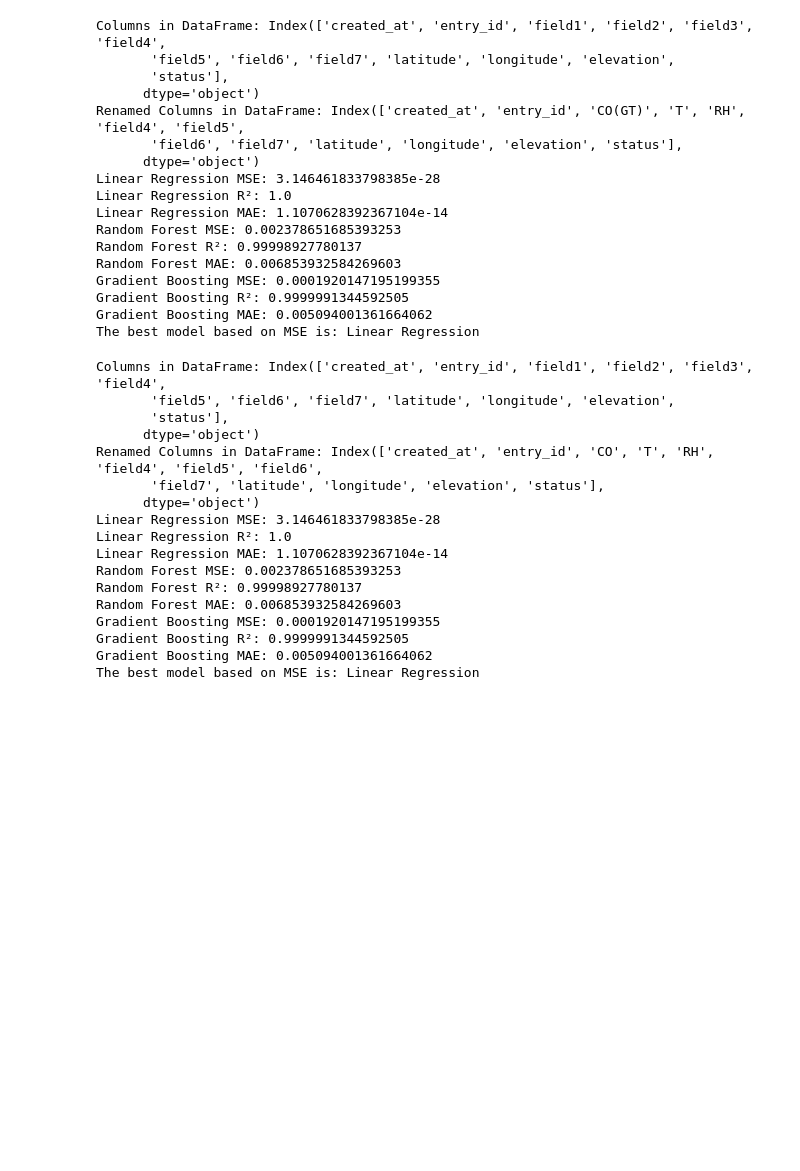
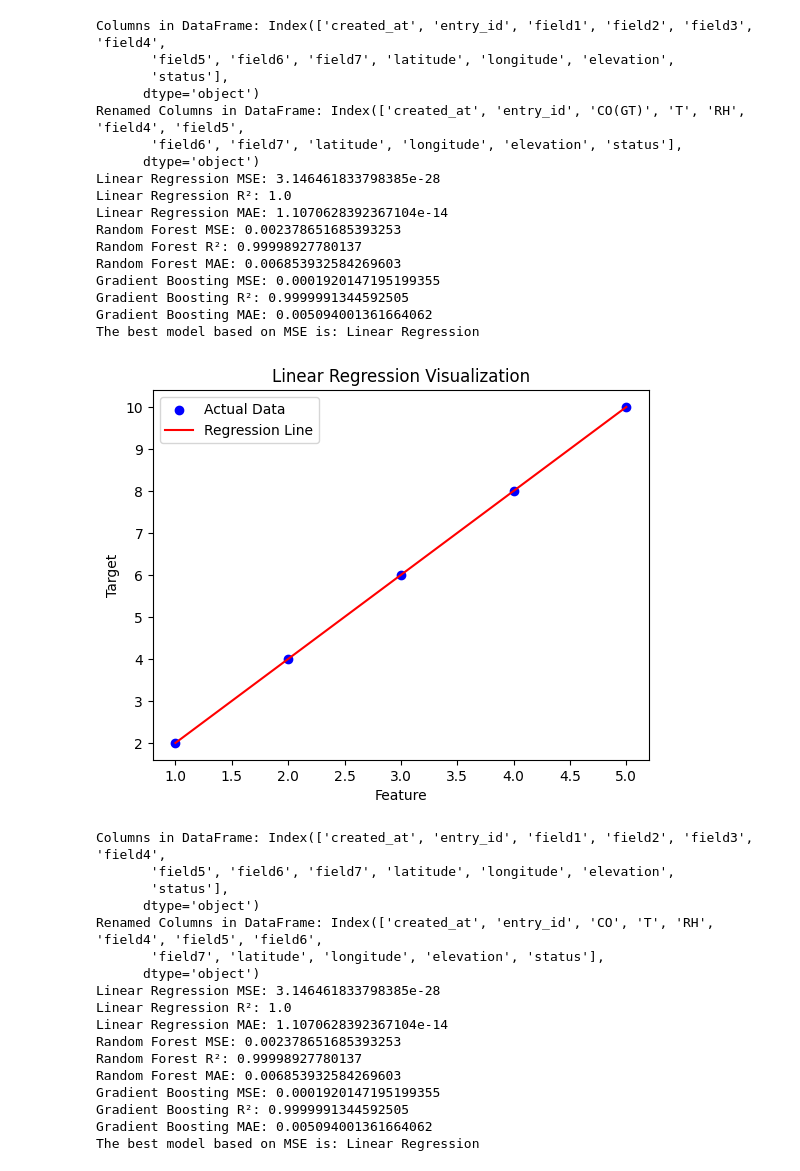
Before and after one commit to zacharyartman/aai530-group1, a Jupyter notebook: AirQuality(imanlast).ipynb, the cells around one changed output. Cells and saved outputs as stored; diff of their text form; code cells hidden in the pictures; blank space fills up the shorter version.

```diff
--- a/AirQuality(imanlast).ipynb
+++ b/AirQuality(imanlast).ipynb
@@ -587,6 +587,33 @@ Gradient Boosting MSE: 0.0001920147195199355
 Gradient Boosting R²: 0.9999991344592505
 Gradient Boosting MAE: 0.005094001361664062
 The best model based on MSE is: Linear Regression
+# %%
+import matplotlib.pyplot as plt
+import seaborn as sns
+from sklearn.linear_model import LinearRegression
+import numpy as np
+
+# Example data (replace with your dataset)
+X = np.array([1, 2, 3, 4, 5]).reshape(-1, 1)
+y = np.array([2, 4, 6, 8, 10])
+
+# Train the model
+model = LinearRegression()
+model.fit(X, y)
+
+# Generate predictions
+y_pred = model.predict(X)
+
+# Plot
+plt.scatter(X, y, color='blue', label='Actual Data')
+plt.plot(X, y_pred, color='red', label='Regression Line')
+plt.xlabel('Feature')
+plt.ylabel('Target')
+plt.title('Linear Regression Visualization')
+plt.legend()
+plt.show()
+# %% [output]
+[figure, added]
 # %%
 import pandas as pd
 
```
